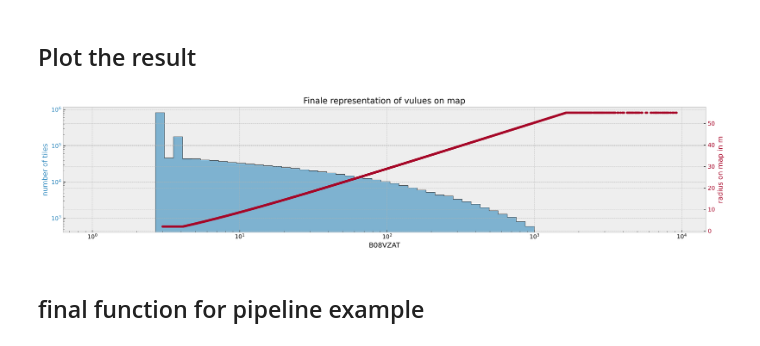
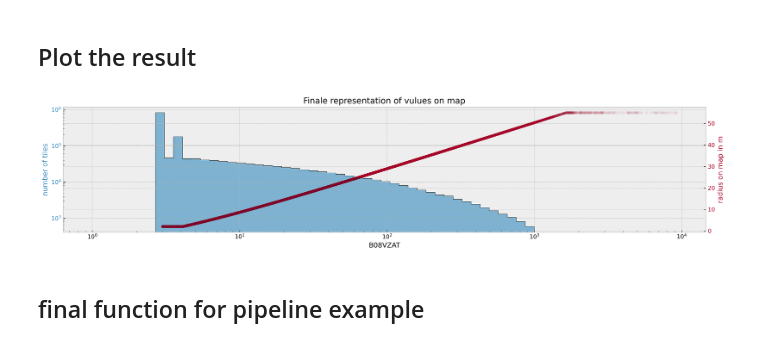
Before and after one commit to Brieden/mixed, a Jupyter notebook: Cookbook_BFS_Scaling.ipynb, the cells around one changed output. Cells and saved outputs as stored; diff of their text form; code cells hidden in the pictures.

Commit message:
finale plot update

```diff
--- a/Cookbook_BFS_Scaling.ipynb
+++ b/Cookbook_BFS_Scaling.ipynb
@@ -81,21 +81,21 @@ radius[radius>radius_max] = radius_max
 # %%
 fig, ax1 = plt.subplots()
 plt.title('Finale representation of vulues on map')
 plt.xlabel(column_of_interest)
 
 plt.hist(column, np.logspace(0,3,50), alpha=0.6, histtype='stepfilled', color = 'C0')
 plt.hist(column, np.logspace(0,3,50),  histtype='step', ec='k')
 plt.ylabel('number of tiles', color='C0')
 ax1.tick_params(axis='y', labelcolor='C0')
 plt.loglog()
 
 ax2 = ax1.twinx()
-plt.plot(column, radius, '.', color = 'C1')
+plt.plot(column, radius, '.', ms = 8, alpha=0.02, color = 'C1')
 plt.xlabel(column_of_interest), plt.ylabel('radius on map in m', color = 'C1')
 ax2.tick_params(axis='y', labelcolor='C1')
 plt.semilogx();
 # %% [output]
-[figure, old version]
+[figure, new version]
 # %% [markdown]
 ## final function for pipeline example
 # %%
```
